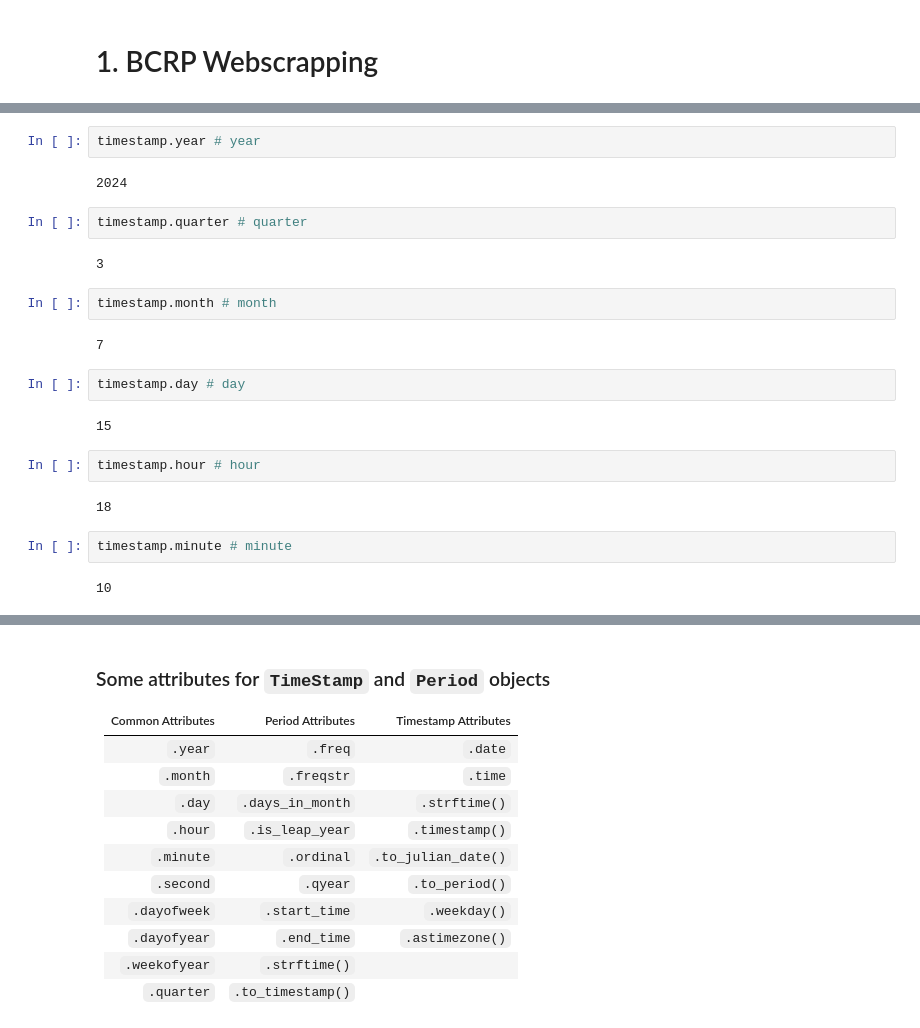
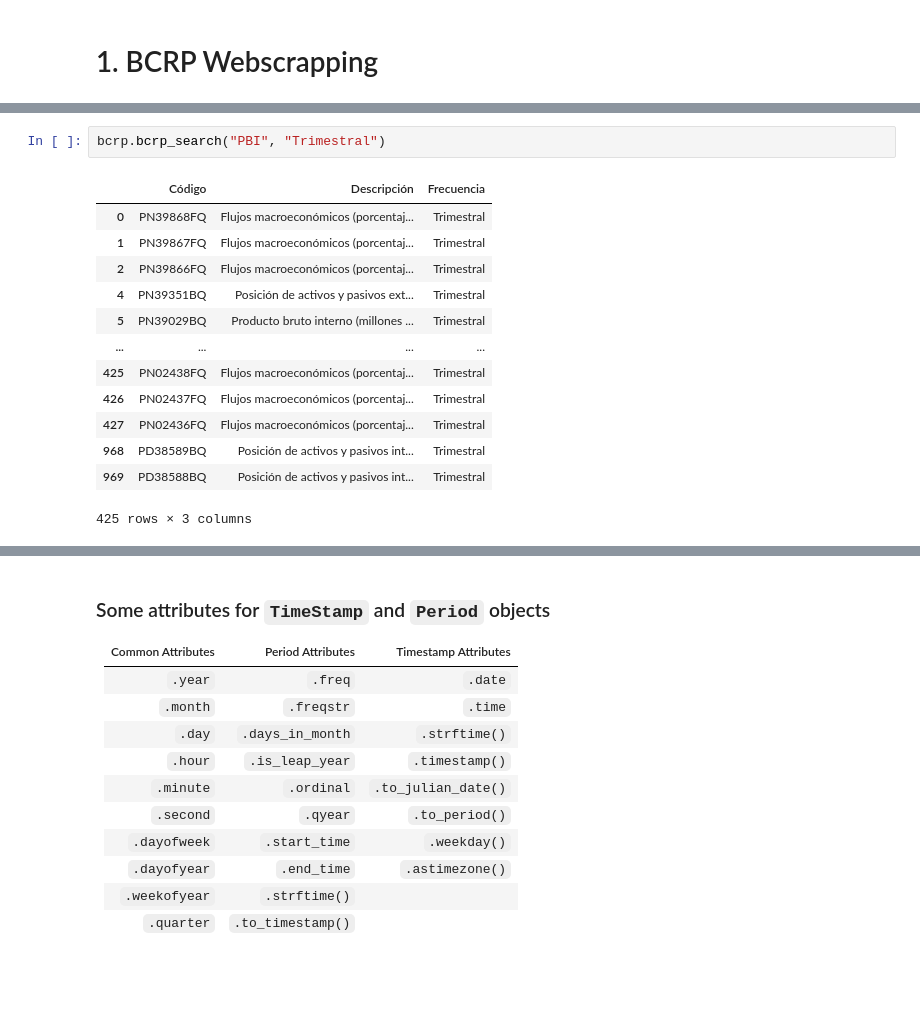
Before and after one commit to estcab00/timeseries-python, a Jupyter notebook: Sessions/Session 3 - Time Series Extraction.ipynb, the cells around one changed output, grey strips where cells are left out. Saved outputs shown, nothing was run; the diff lists cells and outputs as text; blank space fills up the shorter version.

```diff
--- a/Sessions/Session 3 - Time Series Extraction.ipynb
+++ b/Sessions/Session 3 - Time Series Extraction.ipynb
@@ -48,24 +149,16 @@ We can use timestamp attributes to access various information of the data. For e
 # %%
-timestamp.year # year
+bcrp.bcrp_search("PBI", "Trimestral")
 # %% [output]
+|  | Código | Descripción | Frecuencia |
+| 0 | PN39868FQ | Flujos macroeconómicos (porcentaj... | Trimestral |
+| 1 | PN39867FQ | Flujos macroeconómicos (porcentaj... | Trimestral |
+| 2 | PN39866FQ | Flujos macroeconómicos (porcentaj... | Trimestral |
+| 4 | PN39351BQ | Posición de activos y pasivos ext... | Trimestral |
+| 5 | PN39029BQ | Producto bruto interno (millones ... | Trimestral |
+| ... | ... | ... | ... |
+| 425 | PN02438FQ | Flujos macroeconómicos (porcentaj... | Trimestral |
+| 426 | PN02437FQ | Flujos macroeconómicos (porcentaj... | Trimestral |
+| 427 | PN02436FQ | Flujos macroeconómicos (porcentaj... | Trimestral |
+| 968 | PD38589BQ | Posición de activos y pasivos int... | Trimestral |
+| 969 | PD38588BQ | Posición de activos y pasivos int... | Trimestral |
-2024
+425 rows × 3 columns
-# %%
-timestamp.quarter # quarter
-# %% [output]
-3
-# %%
-timestamp.month # month
-# %% [output]
-7
-# %%
-timestamp.day # day
-# %% [output]
-15
-# %%
-timestamp.hour # hour
-# %% [output]
-18
-# %%
-timestamp.minute # minute
-# %% [output]
-10
```
Also changed, not shown: parts of 74 cells of this notebook.
